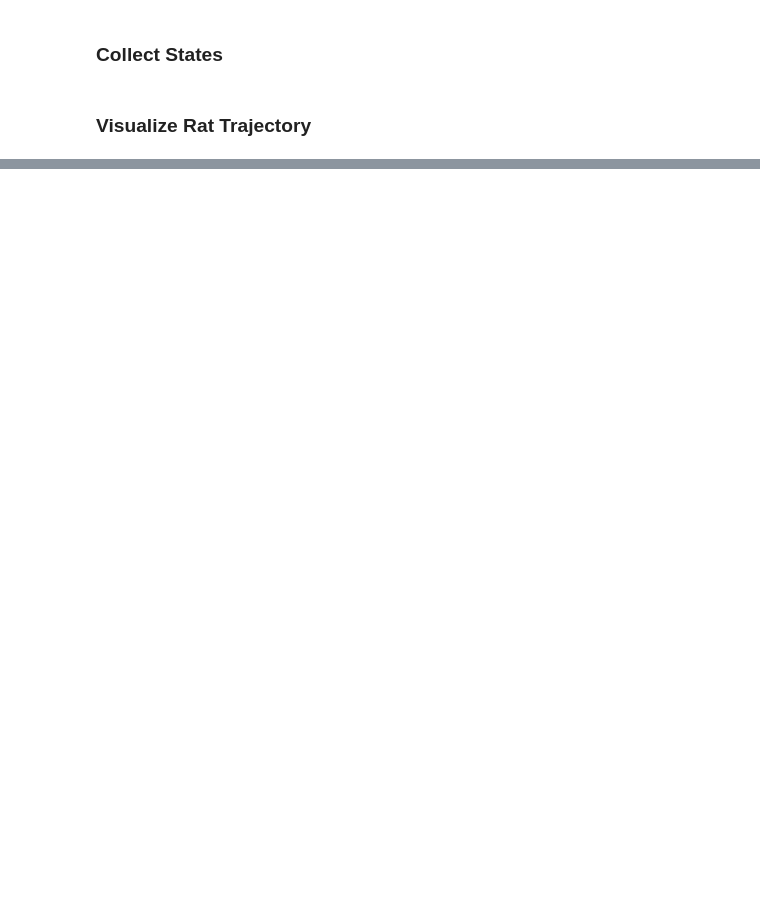
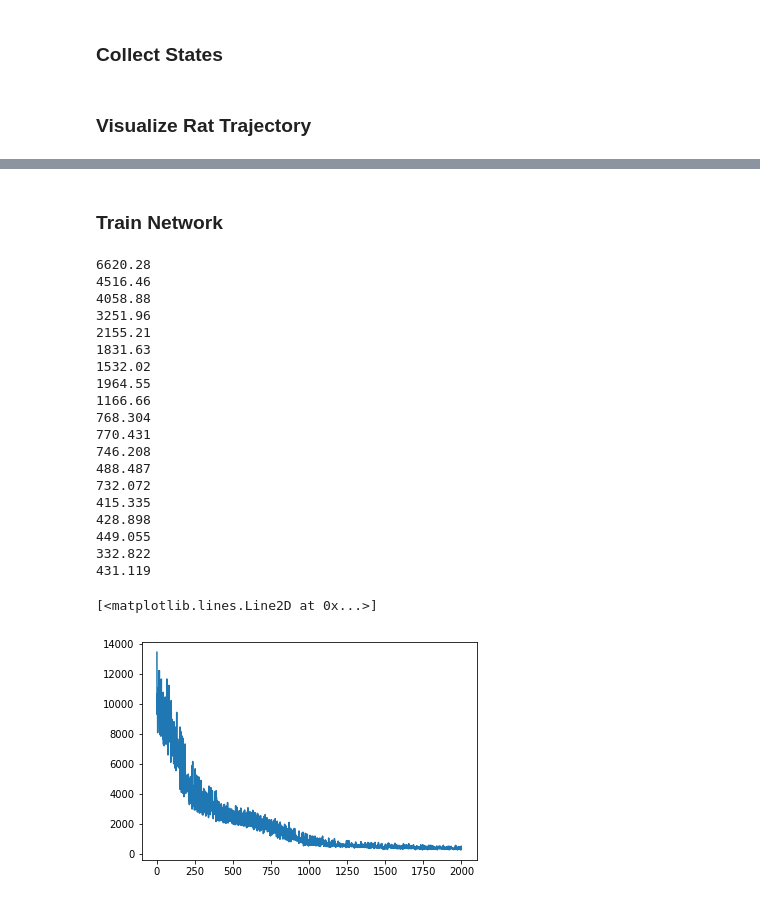
Before and after one commit to Unity-Technologies/rat-rnn, a Jupyter notebook: Rat.ipynb, the cells around one changed output, grey strips where cells are left out. Drawn from its saved outputs; the diff is of its cells as text; code cells hidden in the pictures; blank space fills up the shorter version.

```diff
--- a/Rat.ipynb
+++ b/Rat.ipynb
@@ -48,6 +60,8 @@ for i in range(10000):
 # %%
 x = np.array(x)
 z = np.array(z)
+input_x = np.array(input_x)
+input_y = np.stack((x, z), axis=1)
 # %% [markdown]
 ### Visualize Rat Trajectory
 # %%
@@ -67,0 +116,46 @@ plt.scatter(x, z, s=1, c=create_colors())
+# %% [markdown]
+### Train Network
+# %%
+tf.reset_default_graph()
+
+rat_rnn = RatRNN(3, 2, hidden_units, learning_rate)
+
+init = tf.global_variables_initializer()
+
+losses = []
+
+sess = tf.InteractiveSession()
+sess.run(init)
+for i in range(train_steps):
+    pointer = np.random.randint(0, sim_steps/ep_length / batch_size)
+    batch_x = input_x[pointer*ep_length*batch_size:(pointer+1)*ep_length*batch_size]
+    batch_y = input_y[pointer*ep_length*batch_size:(pointer+1)*ep_length*batch_size]
+    feed_dict = {rat_rnn.x: np.reshape(batch_x, [-1,3]), rat_rnn.y: np.reshape(batch_y, [-1, 2]),
+                 rat_rnn.train_length: [ep_length], rat_rnn.batch_size: [batch_size]}
+    loss, _ = sess.run([rat_rnn.loss, rat_rnn.update], feed_dict=feed_dict)
+    if i % 100 == 0 and i != 0:
+        print(loss)
+    losses.append(loss)
+plt.plot(losses)
+# %% [output]
+6620.28
+4516.46
+4058.88
+3251.96
+2155.21
+1831.63
+1532.02
+1964.55
+1166.66
+768.304
+770.431
+746.208
+488.487
+732.072
+415.335
+428.898
+449.055
+332.822
+431.119
+[<matplotlib.lines.Line2D at 0x...>]
+[figure, added]
```
Also changed, not shown: parts of 14 cells of this notebook, 2 other files.
